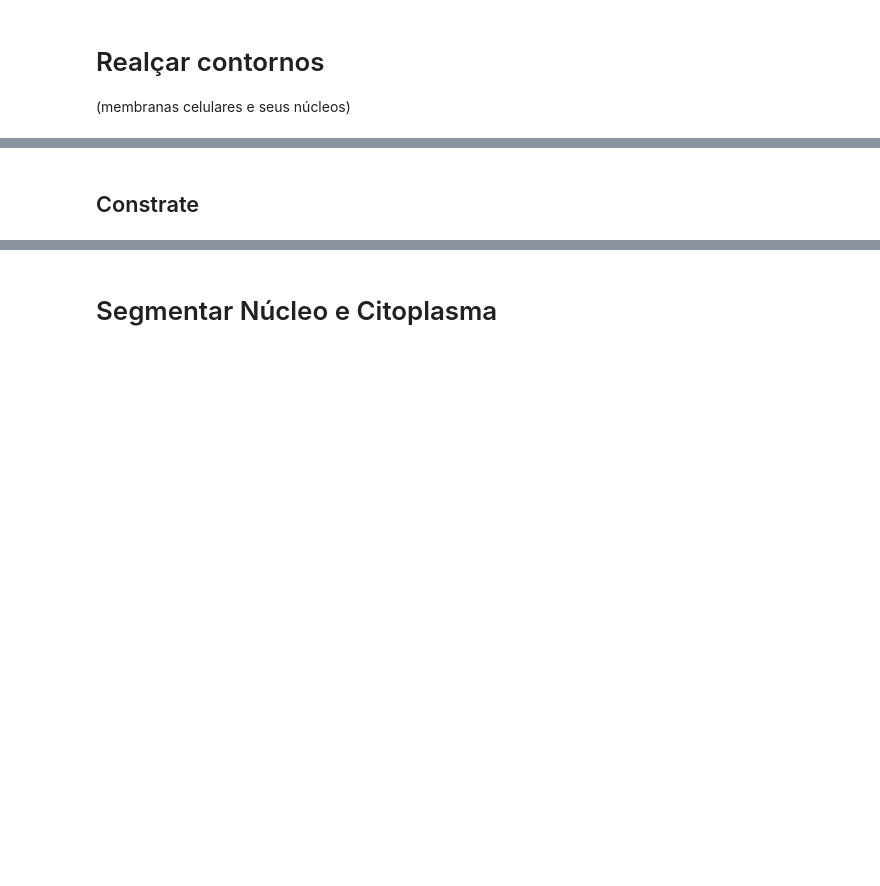
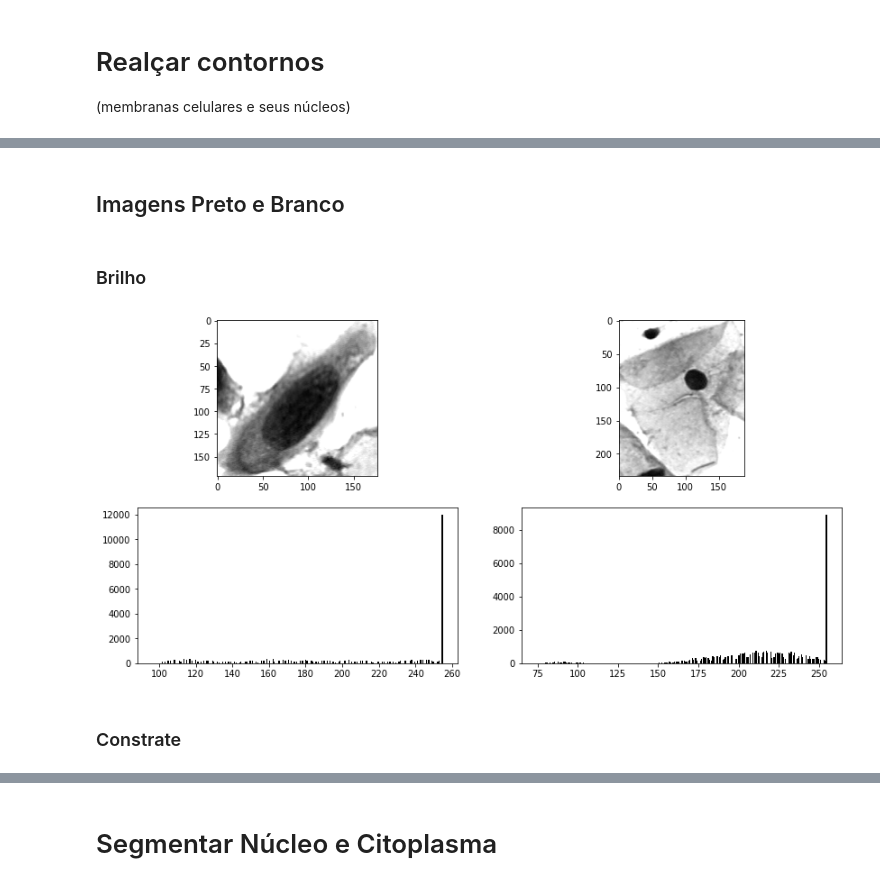
Before and after one commit to Vinicius-ufsc/informatica_medica, a Jupyter notebook: entrega2/TB2_info_medica.ipynb, the cells around one changed output, grey strips where cells are left out. Saved outputs shown, nothing was run; the diff lists cells and outputs as text; code cells hidden in the pictures; blank space fills up the shorter version.

Commit message:
feat(entrega2): playing with enhancement

```diff
--- a/entrega2/TB2_info_medica.ipynb
+++ b/entrega2/TB2_info_medica.ipynb
@@ -39,2 +60,16 @@ plt.imshow(img2_bw, cmap="gray")
+# %% [markdown]
+## Imagens Preto e Branco
+# %% [markdown]
+### Brilho
+# %%
+enhancer1 = ImageEnhance.Brightness(img1_bw)
+en1 = enhancer1.enhance(1.5)
+
+enhancer2 = ImageEnhance.Brightness(img2_bw)
+en2 = enhancer2.enhance(1.1)
+
+imgs_and_hists(en1, en2)
+# %% [output]
+[figure, added]
 # %% [markdown]
-## Constrate
+### Constrate
```
Also changed, not shown: parts of 9 cells of this notebook.
